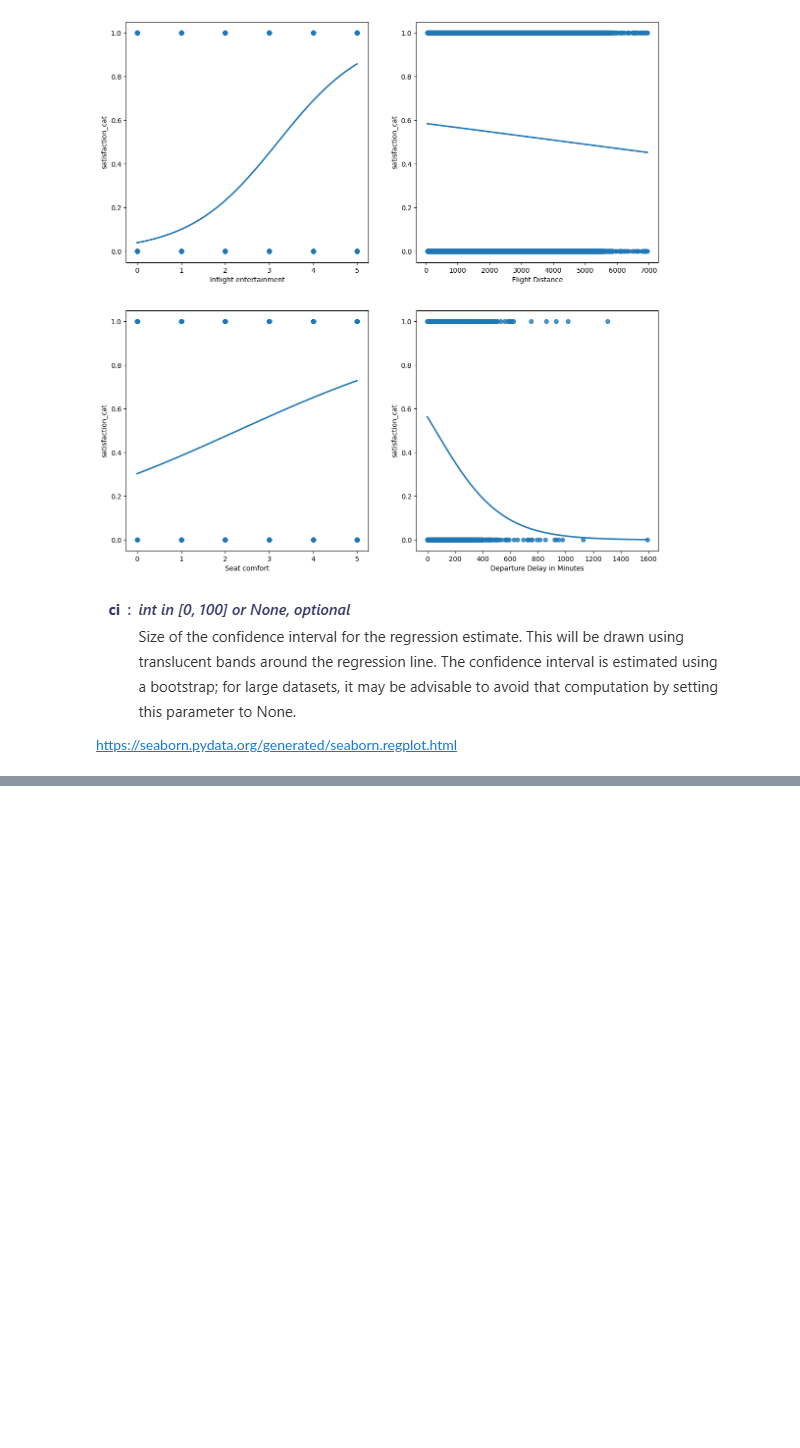
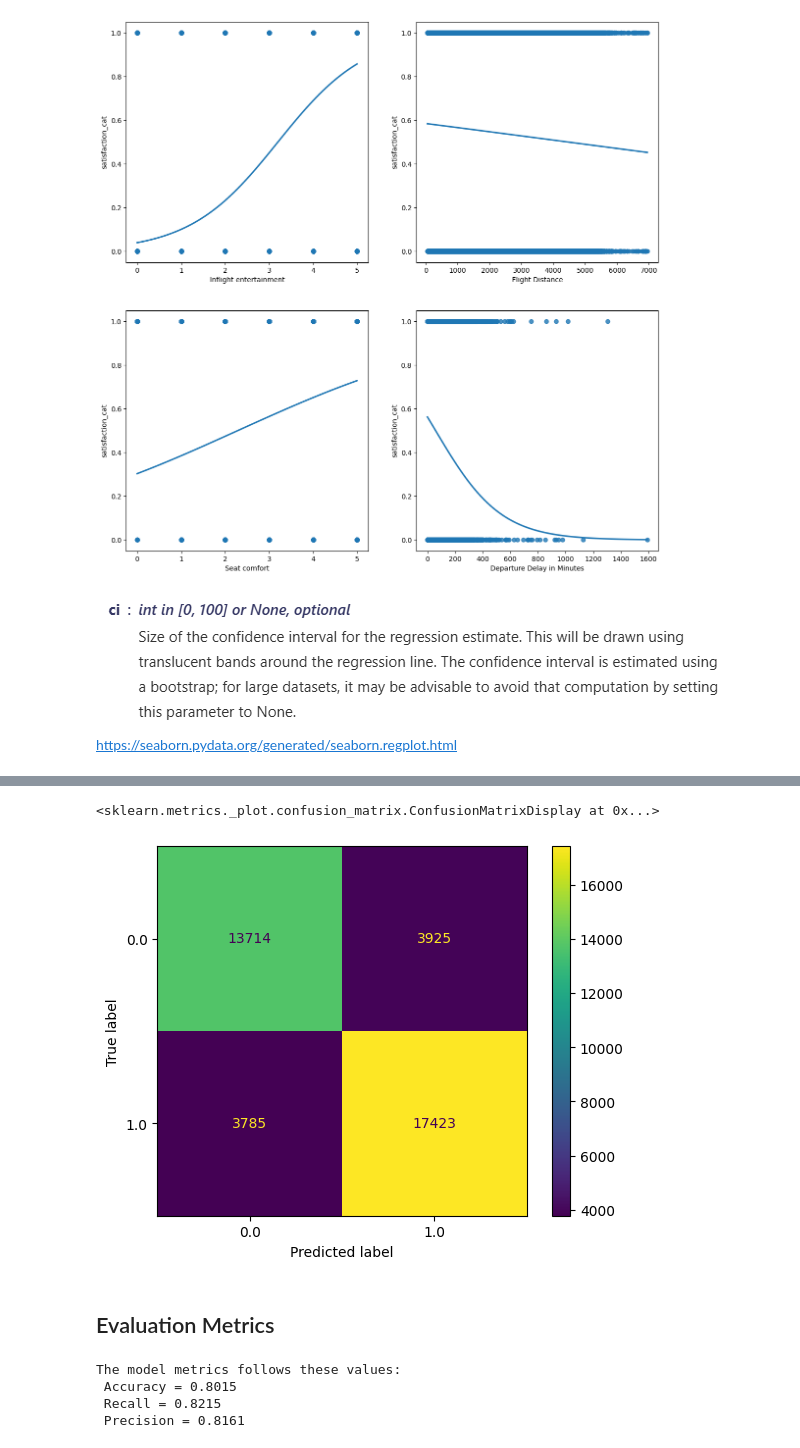
Before and after one commit to AfobCode/LearningPython, a Jupyter notebook: Regression_Analysis/perform_logistic_regression.ipynb, the cells around one changed output, grey strips where cells are left out. Drawn from its saved outputs; the diff is of its cells as text; code cells hidden in the pictures; blank space fills up the shorter version.

```diff
--- a/Regression_Analysis/perform_logistic_regression.ipynb
+++ b/Regression_Analysis/perform_logistic_regression.ipynb
@@ -256,0 +319,20 @@ https://seaborn.pydata.org/generated/seaborn.regplot.html
+# %%
+confusion_matrix = metrics.confusion_matrix(satisfaction_results['satisfaction_cat'],satisfaction_results['prediction'], labels=satisfaction_regression.classes_)
+confusionMatrix = metrics.ConfusionMatrixDisplay(confusion_matrix,display_labels=satisfaction_regression.classes_)
+confusionMatrix.plot()
+# %% [output]
+<sklearn.metrics._plot.confusion_matrix.ConfusionMatrixDisplay at 0x...>
+[figure, added]
+# %% [markdown]
+## Evaluation Metrics
+# %%
+model_accuracy = metrics.accuracy_score(satisfaction_results['satisfaction_cat'],satisfaction_results['prediction'])
+model_recall = metrics.recall_score(satisfaction_results['satisfaction_cat'],satisfaction_results['prediction'])
+model_precision = metrics.precision_score(satisfaction_results['satisfaction_cat'],satisfaction_results['prediction'])
+
+print(f'The model metrics follows these values: \n Accuracy = {model_accuracy:.4f} \n Recall = {model_recall:.4f} \n Precision = {model_precision:.4f}')
+# %% [output]
+The model metrics follows these values:
+ Accuracy = 0.8015
+ Recall = 0.8215
+ Precision = 0.8161
```
Also changed, not shown: parts of 9 cells of this notebook.
